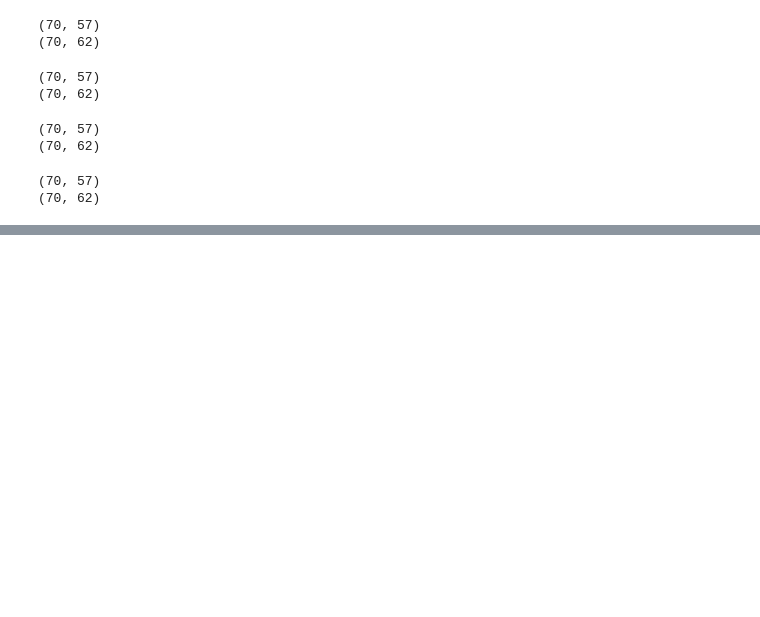
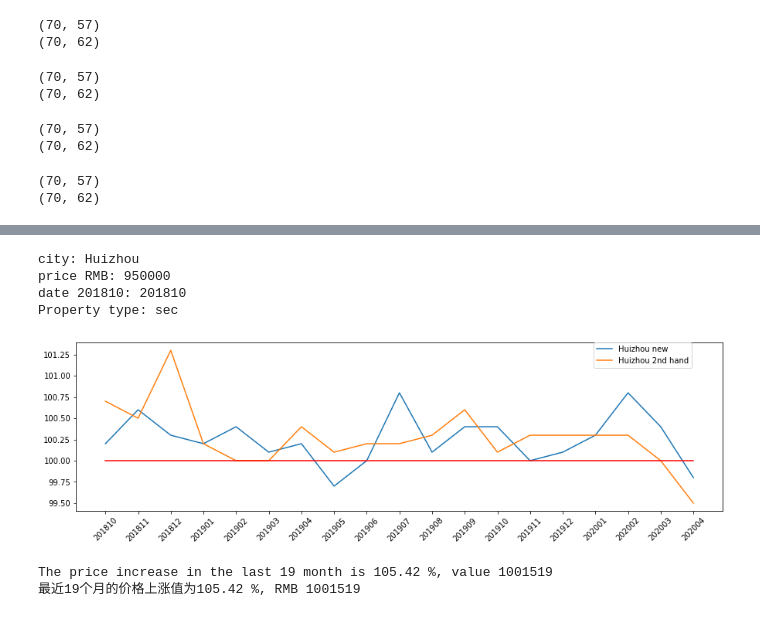
Before and after one commit to Htrismegistos/projectbuds, a Jupyter notebook: China/China_extraction.ipynb, the cells around one changed output, grey strips where cells are left out. Cells and saved outputs as stored; diff of their text form; code cells hidden in the pictures; blank space fills up the shorter version.

```diff
--- a/China/China_extraction.ipynb
+++ b/China/China_extraction.ipynb
@@ -43,2 +47,3 @@ len(tables)
 # %%
-dates = sorted(list(tables.keys()))
+dates = sorted(tables.keys())[-14:]
+dates
@@ -411,13 +417,14 @@ conclusion:
 # %%
 # this code is altered accordint to table layouts
+##c,d = city name, v,w = monthly value  d,w with table 1&2 second col section
 
 temp = pd.DataFrame() # temporary df is used to check the data before merging with all
-for i in layout[4][:1]:
+for i in layout[4][:]:
     print(i)
-    for m in range(3,4):
+    for m in range(3,4): #table
         l = len(beauty(tables[i],'lxml').find_all('tbody')[m].find_all('tr'))
         dick = {}
-        for n in range(80,l-2):
+        for n in range(6,l-1): #row range starts: ends:
             c = beauty(tables[i],'lxml').find_all('tbody')[m].find_all('tr')[n].find_all('td')[0].text.strip().replace('*','')
             v = beauty(tables[i],'lxml').find_all('tbody')[m].find_all('tr')[n].find_all('td')[1].text.strip()
             #d = beauty(tables[i],'lxml').find_all('tbody')[m].find_all('tr')[n].find_all('td')[4].text.strip().replace('*','')
@@ -683,0 +728,42 @@ plt.show()
+# %%
+def price():
+    c = input('city: ')
+    p = int(input('price RMB: '))
+    t = input('date 201810: ')
+    d = input('Property type: ')
+
+
+    new = pd.read_csv('newRes90_clean.csv', index_col = 0)
+    sec = pd.read_csv('secRes90_clean.csv', index_col = 0)
+
+    fig = plt.figure(figsize = (15,4))
+    for i, l  in zip([new,sec],['new', '2nd hand']):
+        i = i.loc[c, t:]
+
+        plt.plot(i.index, i.values, label= c+' '+l)
+
+    plt.plot((i.index[0],i.index[-1]),(100,100), color = 'red')
+    plt.xticks(rotation = 45)
+    plt.legend(loc = (0.8,0.85))
+    plt.show()
+
+    p1 = p
+    if d == 'new':
+        plist = new.loc[c,t:]
+    else:
+        plist = sec.loc[c,t:]
+    for i in plist:
+        p1 *=(float(i)/100)
+    pp1 = p1/p*100
+    print('The price increase in the last {} month is {:.2f} %, value {:0.0f}'.format(len(plist), pp1, p1))
+    print('最近{}个月的价格上涨值为{:.2f} %, RMB {:0.0f}'.format(len(plist), pp1, p1))
+# %%
+price()
+# %% [output]
+city: Huizhou
+price RMB: 950000
+date 201810: 201810
+Property type: sec
+[figure, added]
+The price increase in the last 19 month is 105.42 %, value 1001519
+最近19个月的价格上涨值为105.42 %, RMB 1001519
```
Also changed, not shown: parts of 21 cells of this notebook, 5 other files.
